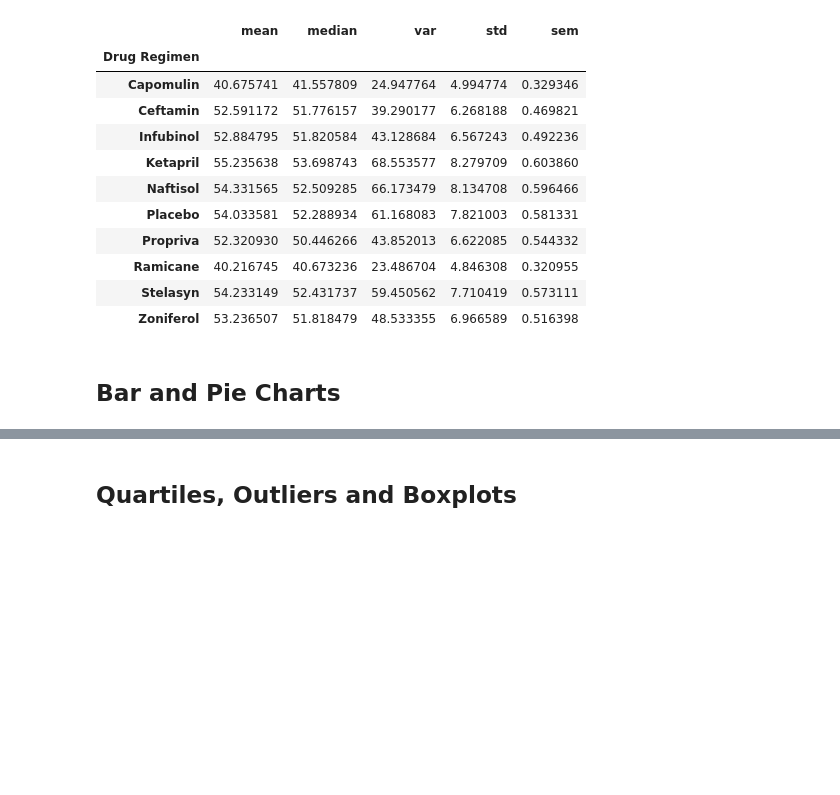
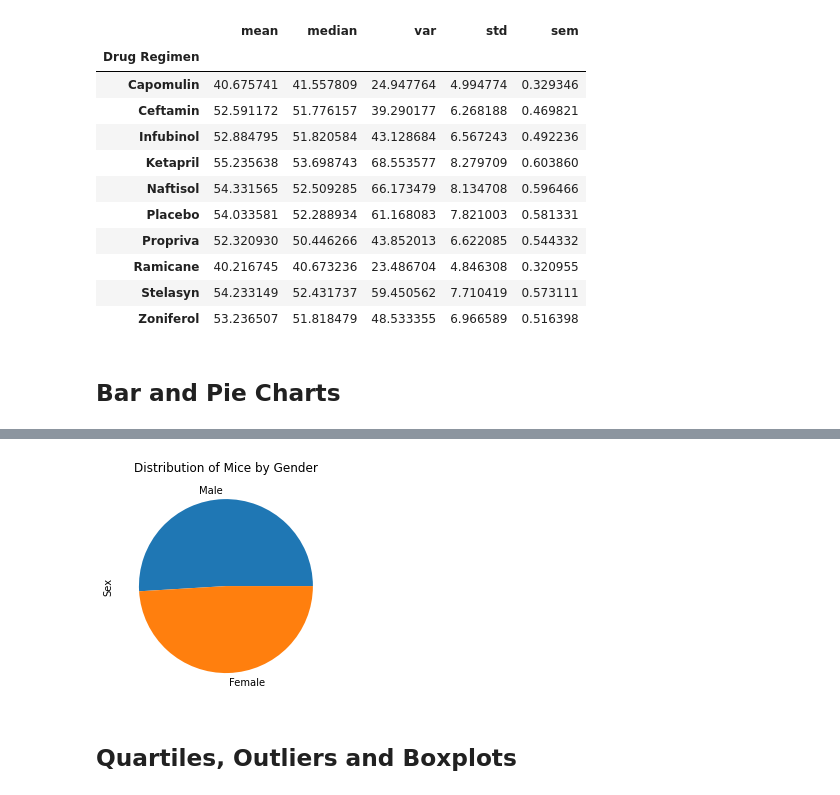
Before and after one commit to SommerKim/drug-study-visualization, a Jupyter notebook: Pymaceuticals/pymaceuticals_starter.ipynb, the cells around one changed output, grey strips where cells are left out. Drawn from its saved outputs; the diff is of its cells as text; code cells hidden in the pictures; blank space fills up the shorter version.

```diff
--- a/Pymaceuticals/pymaceuticals_starter.ipynb
+++ b/Pymaceuticals/pymaceuticals_starter.ipynb
@@ -164,5 +190,9 @@ drug_group["Tumor Volume (mm3)"].agg(['mean', 'median', 'var', 'std', 'sem'])
 # %%
 # Generate a pie plot showing the distribution of female versus male mice using pandas
+clean_combined_data["Sex"].value_counts().plot(kind = "pie", title = "Distribution of Mice by Gender")
+plt.show()
+# %% [output]
+[figure, added]
 # %%
 # Generate a pie plot showing the distribution of female versus male mice using pyplot
 # %% [markdown]
```
Also changed, not shown: parts of 4 cells of this notebook.
